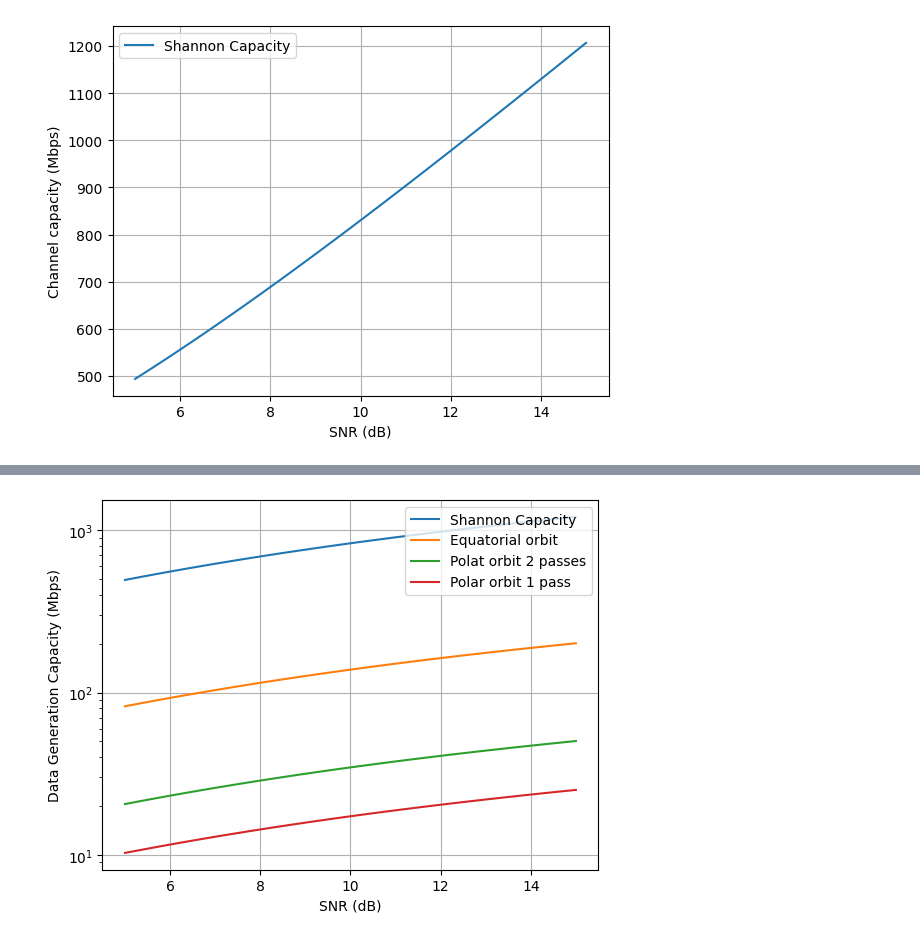
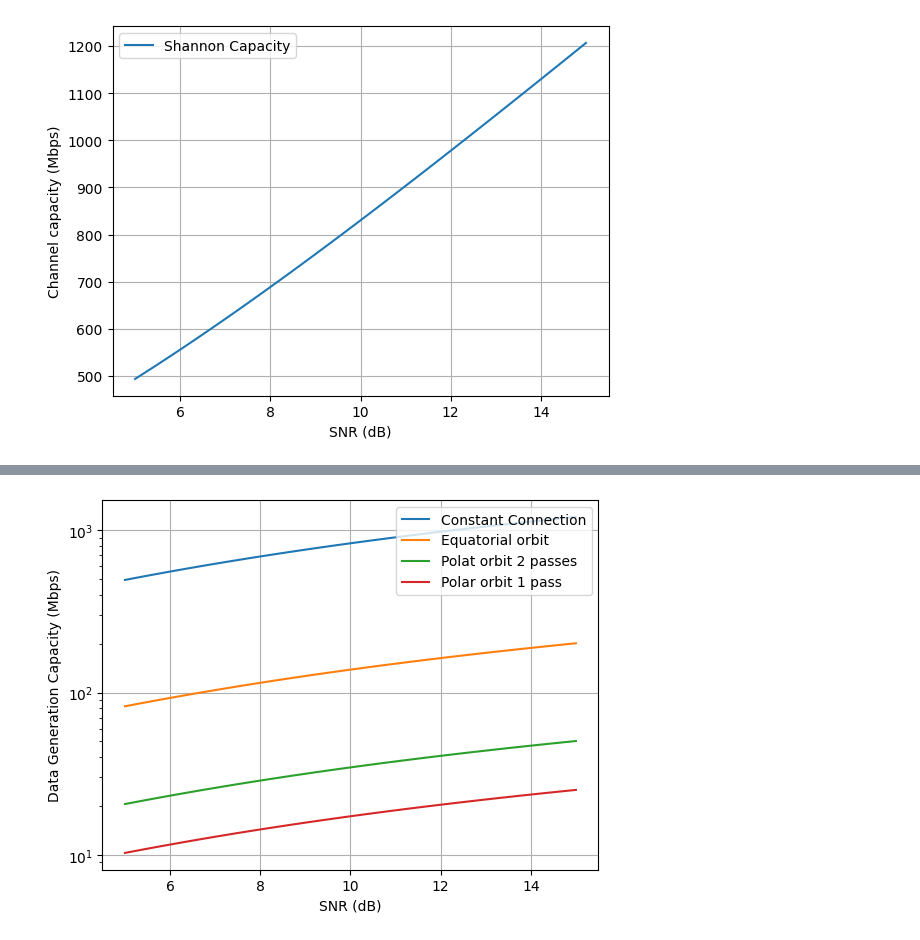
Before and after one commit to sat-masters/docs, a Jupyter notebook: Constellation Downlink/Problem analysis/metrics.ipynb, the cells around one changed output, grey strips where cells are left out. Drawn from its saved outputs; the diff is of its cells as text; code cells hidden in the pictures.

```diff
--- a/Constellation Downlink/Problem analysis/metrics.ipynb
+++ b/Constellation Downlink/Problem analysis/metrics.ipynb
@@ -65,17 +65,17 @@ plt.show()
 # %%
 best = 15/90 # Equatorial orbit
 worst = 15/(12*60) # Polar orbit 1 pass
 realistic = 15/(6*60) # Polar orbit 2 passes
 
 plt.clf()
-plt.semilogy(snr_db, C / 1e6, label='Shannon Capacity')
+plt.semilogy(snr_db, C / 1e6, label='Constant Connection')
 plt.semilogy(snr_db, (C / 1e6) * best, label='Equatorial orbit')
 plt.semilogy(snr_db, (C / 1e6) * realistic, label='Polat orbit 2 passes')
 plt.semilogy(snr_db, (C / 1e6) * worst, label='Polar orbit 1 pass')
 plt.xlabel('SNR (dB)')
 plt.ylabel('Data Generation Capacity (Mbps)')
 plt.legend()
 plt.grid()
 plt.show()
 # %% [output]
-[figure, old version]
+[figure, new version]
```
Also changed, not shown: parts of 1 cell of this notebook.
